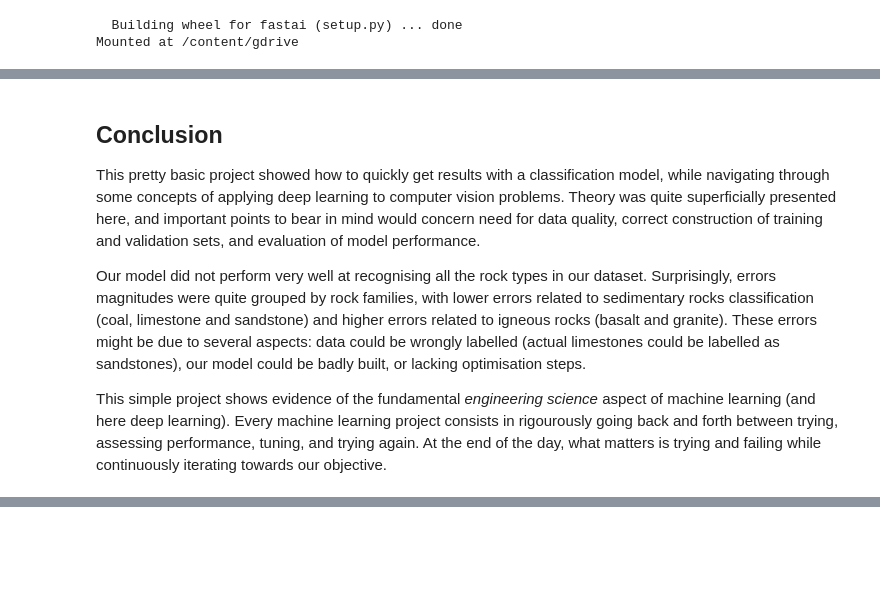
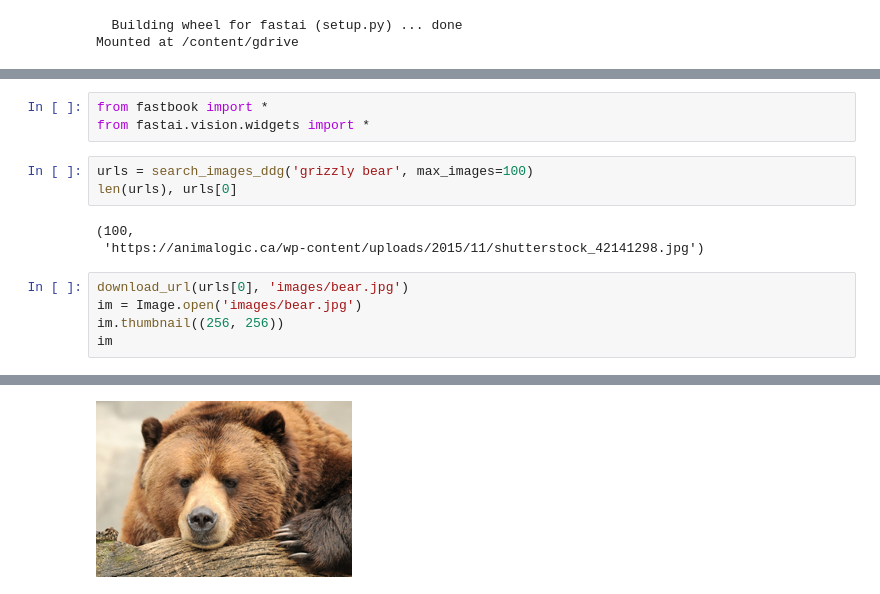
Before and after one commit to antounes/deep-learning-fastai-pytorch, a Jupyter notebook: 02_from_model_to_production.ipynb, the cells around one changed output, grey strips where cells are left out. Cells and saved outputs as stored; diff of their text form; blank space fills up the shorter version.

Commit message:
training model

```diff
--- a/02_from_model_to_production.ipynb
+++ b/02_from_model_to_production.ipynb
@@ -199,8 +12,15 @@ interp.plot_confusion_matrix(normalize=True)
-# %% [markdown]
-## Conclusion
-
-This pretty basic project showed how to quickly get results with a classification model, while navigating through some concepts of applying deep learning to computer vision problems. Theory was quite superficially presented here, and important points to bear in mind would concern need for data quality, correct construction of training and validation sets, and evaluation of model performance.
-
-Our model did not perform very well at recognising all the rock types in our dataset. Surprisingly, errors magnitudes were quite grouped by rock families, with lower errors related to sedimentary rocks classification (coal, limestone and sandstone) and higher errors related to igneous rocks (basalt and granite). These errors might be due to several aspects: data could be wrongly labelled (actual limestones could be labelled as sandstones), our model could be badly built, or lacking optimisation steps.
-
-This simple project shows evidence of the fundamental *engineering science* aspect of machine learning (and here deep learning). Every machine learning project consists in rigourously going back and forth between trying, assessing performance, tuning, and trying again. At the end of the day, what matters is trying and failing while continuously iterating towards our objective.
+# %%
+from fastbook import *
+from fastai.vision.widgets import *
+# %%
+urls = search_images_ddg('grizzly bear', max_images=100)
+len(urls), urls[0]
+# %% [output]
+(100,
+ 'https://animalogic.ca/wp-content/uploads/2015/11/shutterstock_42141298.jpg')
+# %%
+download_url(urls[0], 'images/bear.jpg')
+im = Image.open('images/bear.jpg')
+im.thumbnail((256, 256))
+im
+# %% [output]
@@ -206,0 +28 @@ This simple project shows evidence of the fundamental *engineering science* aspe
+[figure, added]
```
Also changed, not shown: parts of 37 cells of this notebook.
